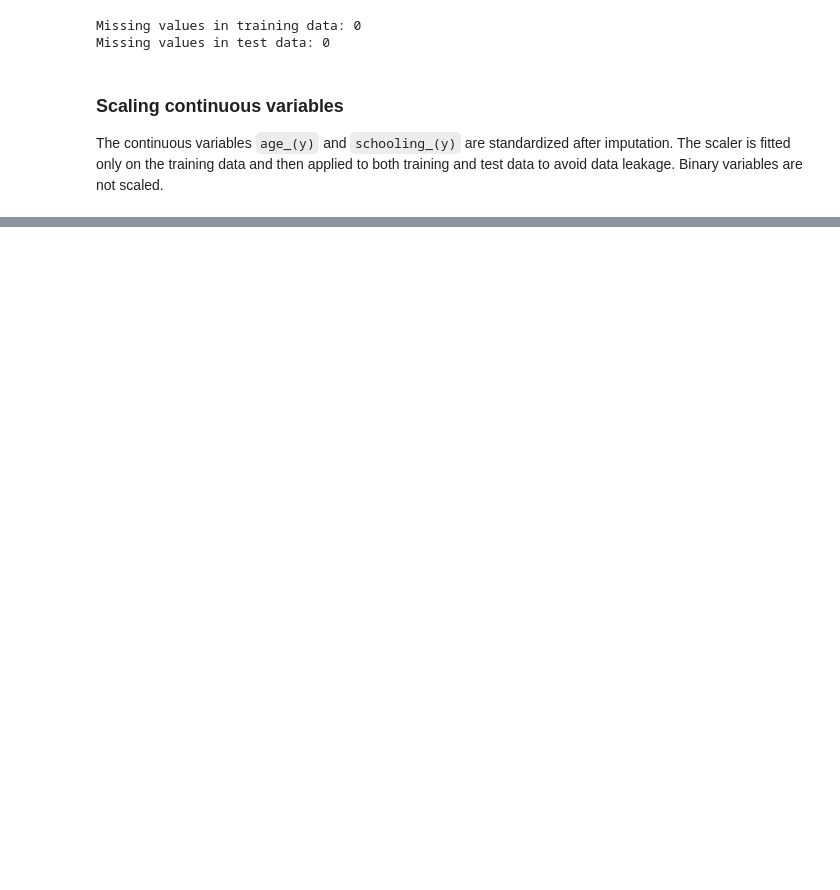
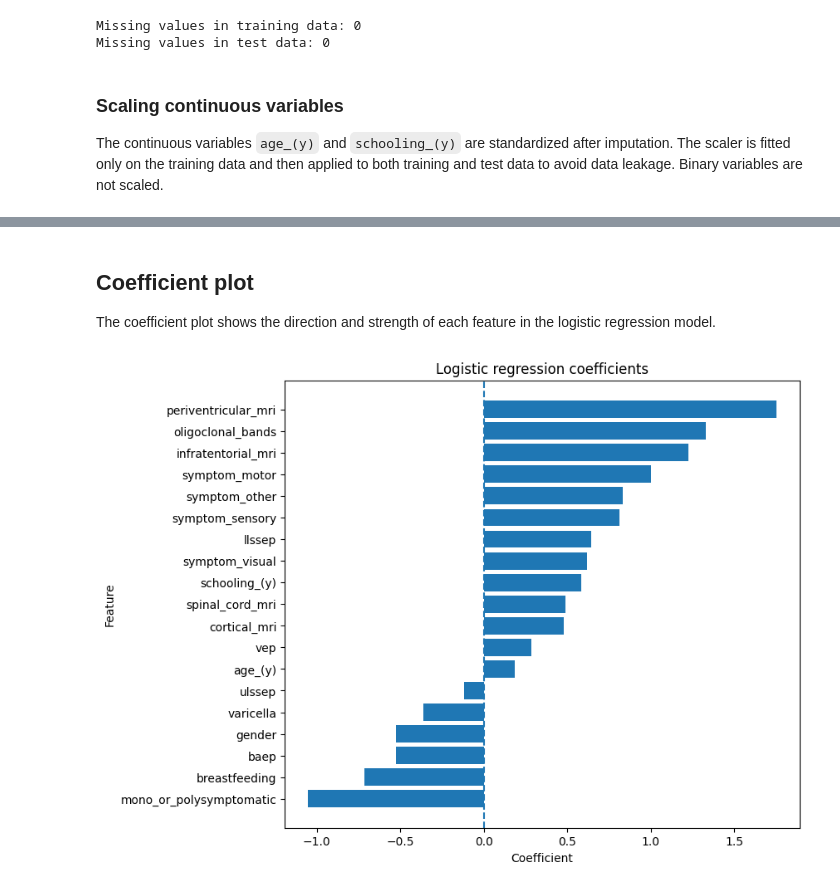
Before and after one commit to valloho/ba2_project, a Jupyter notebook: cis_ms_conversion.ipynb, the cells around one changed output, grey strips where cells are left out. Saved outputs shown, nothing was run; the diff lists cells and outputs as text; code cells hidden in the pictures; blank space fills up the shorter version.

```diff
--- a/cis_ms_conversion.ipynb
+++ b/cis_ms_conversion.ipynb
@@ -448,0 +720,30 @@ X_test_processed shape: (55, 19)
+# %% [markdown]
+## Coefficient plot
+
+The coefficient plot shows the direction and strength of each feature in the logistic regression model.
+# %%
+import matplotlib.pyplot as plt
+
+# sort coefficients for plotting
+plot_data = coefficient_table.sort_values(by="coefficient")
+
+# create coefficient plot
+plt.figure(figsize=(8, 7))
+
+plt.barh(
+    plot_data["feature"],
+    plot_data["coefficient"]
+)
+
+plt.axvline(0, linestyle="--")
+
+plt.xlabel("Coefficient")
+plt.ylabel("Feature")
+plt.title("Logistic regression coefficients")
+
+# save figure
+plt.savefig("results/figures/logistic_regression_coefficients.png", dpi=300, bbox_inches="tight")
+
+plt.show()
+# %% [output]
+[figure, added]
```
Also changed, not shown: parts of 23 cells of this notebook, 7 other files.
